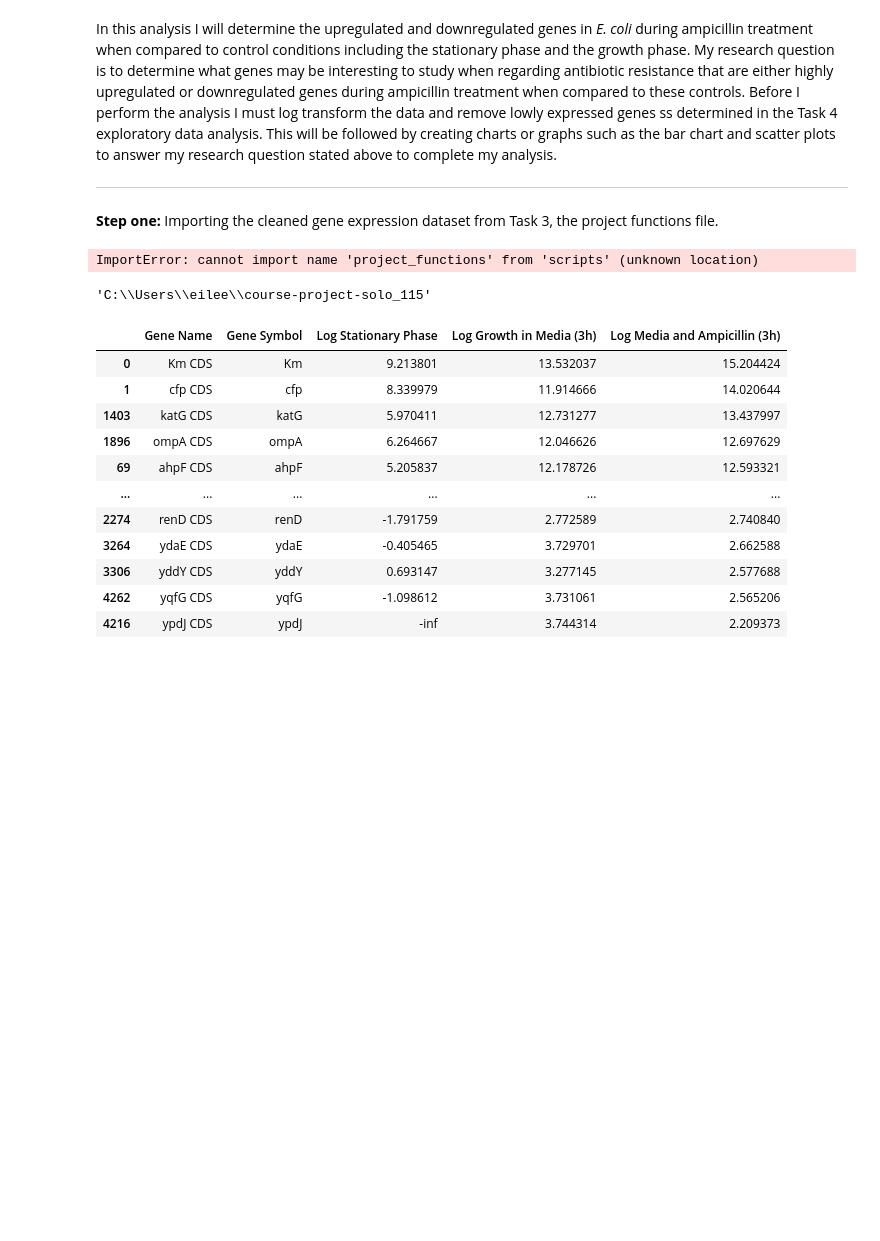
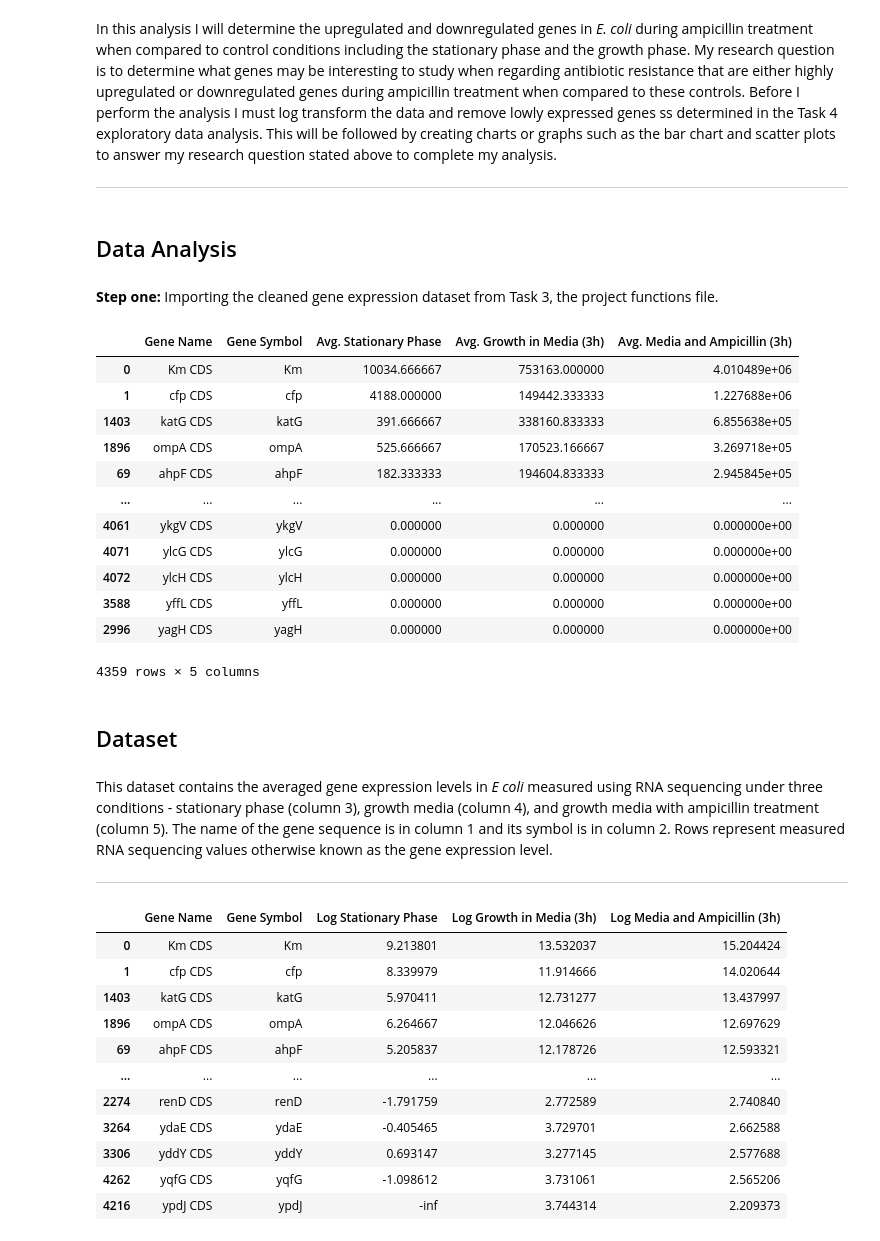
Before and after one commit to data301-2020-winter2/course-project-solo_115, a Jupyter notebook: analysis/Task5/Task_5_Analysis.ipynb, the cells around one changed output. Cells and saved outputs as stored; diff of their text form; code cells hidden in the pictures; blank space fills up the shorter version.

```diff
--- a/analysis/Task5/Task_5_Analysis.ipynb
+++ b/analysis/Task5/Task_5_Analysis.ipynb
@@ -3,28 +3,40 @@
 # %% [markdown]
 In this analysis I will determine the upregulated and downregulated genes in *E. coli* during ampicillin treatment when compared to control conditions including the stationary phase and the growth phase. My research question is to determine what genes may be interesting to study when regarding antibiotic resistance that are either highly upregulated or downregulated genes during ampicillin treatment when compared to these controls. Before I perform the analysis I must log transform the data and remove lowly expressed genes ss determined in the Task 4 exploratory data analysis. This will be followed by creating charts or graphs such as the bar chart and scatter plots to answer my research question stated above to complete my analysis.
 ***
+# %% [markdown]
+## Data Analysis ##
 # %% [markdown]
 **Step one:** Importing the cleaned gene expression dataset from Task 3, the project functions file.
 # %%
 import pandas as pd
 import os
 
-os.chdir('C:/Users/eilee/course-project-solo_115')
+os.chdir('C:/Users/eilee/course-project-solo_115/analysis/scripts')
 
-from scripts import project_functions
+import project_functions
 data = pd.read_excel(r'data/raw/data.xlsx')
 expr_df = project_functions.load_and_process(data)
-
-import pandas as pd
-import os
-
-os.chdir('C:/Users/eilee/course-project-solo_115')
-# %% [output]
-ImportError: cannot import name 'project_functions' from 'scripts' (unknown location)
-# %%
-os.getcwd()
-# %% [output]
-'C:\\Users\\eilee\\course-project-solo_115'
+# %%
+expr_df
+# %% [output]
+|  | Gene Name | Gene Symbol | Avg. Stationary Phase | Avg. Growth in Media (3h) | Avg. Media and Ampicillin (3h) |
+| 0 | Km CDS | Km | 10034.666667 | 753163.000000 | 4.010489e+06 |
+| 1 | cfp CDS | cfp | 4188.000000 | 149442.333333 | 1.227688e+06 |
+| 1403 | katG CDS | katG | 391.666667 | 338160.833333 | 6.855638e+05 |
+| 1896 | ompA CDS | ompA | 525.666667 | 170523.166667 | 3.269718e+05 |
+| 69 | ahpF CDS | ahpF | 182.333333 | 194604.833333 | 2.945845e+05 |
+| ... | ... | ... | ... | ... | ... |
+| 4061 | ykgV CDS | ykgV | 0.000000 | 0.000000 | 0.000000e+00 |
+| 4071 | ylcG CDS | ylcG | 0.000000 | 0.000000 | 0.000000e+00 |
+| 4072 | ylcH CDS | ylcH | 0.000000 | 0.000000 | 0.000000e+00 |
+| 3588 | yffL CDS | yffL | 0.000000 | 0.000000 | 0.000000e+00 |
+| 2996 | yagH CDS | yagH | 0.000000 | 0.000000 | 0.000000e+00 |
+4359 rows × 5 columns
+# %% [markdown]
+## Dataset ##
+# %% [markdown]
+This dataset contains the averaged gene expression levels in *E coli* measured using RNA sequencing under three conditions - stationary phase (column 3), growth media (column 4), and growth media with ampicillin treatment (column 5). The name of the gene sequence is in column 1 and its symbol is in column 2. Rows represent measured RNA sequencing values otherwise known as the gene expression level.
+***
 # %%
 # Step 2: correcting the data by filtering out lowly expressed genes.
 # filter out non-expressed genes
```
Also changed, not shown: parts of 1 cell of this notebook.
